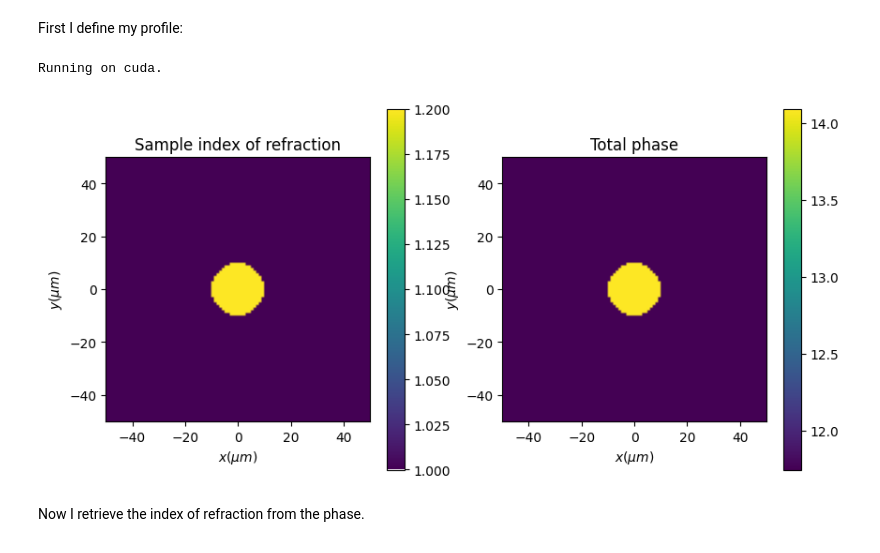
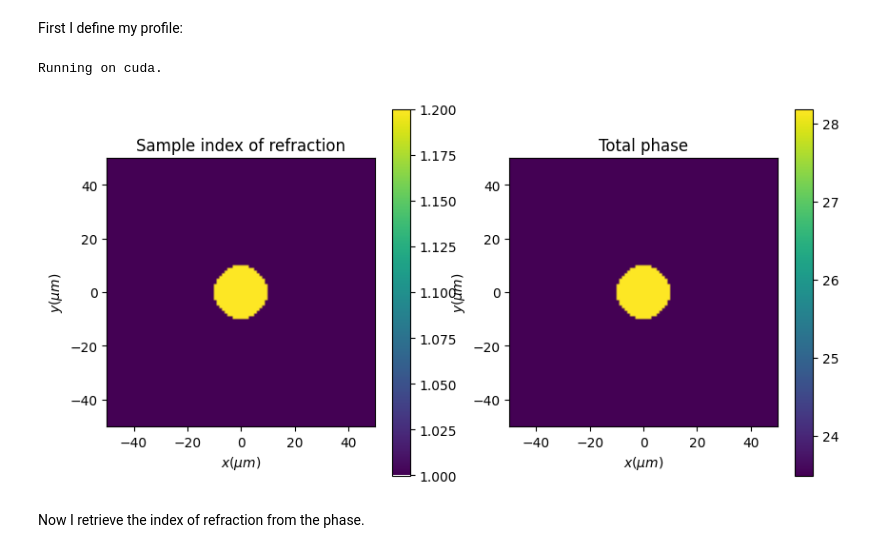
Before and after one commit to DavidMMVV/F-GRIN-metrology, a Jupyter notebook: notebooks/first_approach.ipynb, the cells around one changed output. Cells and saved outputs as stored; diff of their text form; code cells hidden in the pictures.

```diff
--- a/notebooks/first_approach.ipynb
+++ b/notebooks/first_approach.ipynb
@@ -19,35 +19,35 @@ extent_obj = (pix_size * np.array([-W/2, W/2, -H/2, H/2]))
 
 Y, X = np.mgrid[extent_obj[2]:extent_obj[3]:H*1j,
                 extent_obj[0]:extent_obj[1]:W*1j]
 
 X = torch.tensor(X, device=device)
 Y = torch.tensor(Y, device=device)
 
 # Create the distribution of the sample
 r1 = 1e-5
 obj = torch.ones(H,W, device=device)
 cond_circ1 = (X**2 + Y**2) <= r1**2
 obj[cond_circ1] = 1.2
 
-d = 1e-6
+d = 2e-6
 λ = 535e-9
 sample = torch.exp(2j * np.pi * obj * d / λ)
 
 fig, sub = plt.subplots(1,2, figsize = (10,5))
 sub[0].set_title("Sample index of refraction")
 im1 = sub[0].imshow(obj.cpu(), extent=extent_obj*1e6)
 plt.colorbar(im1, ax=sub[0])
 sub[1].set_title("Total phase")
 #im2 = sub[1].imshow(2 * np.pi * obj * d / λ, extent=extent_obj*1e6)
 im2 = sub[1].imshow(2 * np.pi * obj.cpu() * d / λ, extent=extent_obj*1e6)
 plt.colorbar(im2, ax=sub[1])
 for i in range(2):
     sub[i].set_xlabel("$x(\\mu m)$")
     sub[i].set_ylabel("$y(\\mu m)$")
 plt.show()
 # %% [output]
 Running on cuda.
-[figure, old version]
+[figure, new version]
 # %% [markdown]
 Now I retrieve the index of refraction from the phase.
 # %%
```
Also changed, not shown: parts of 1 cell of this notebook, 20 other files.
